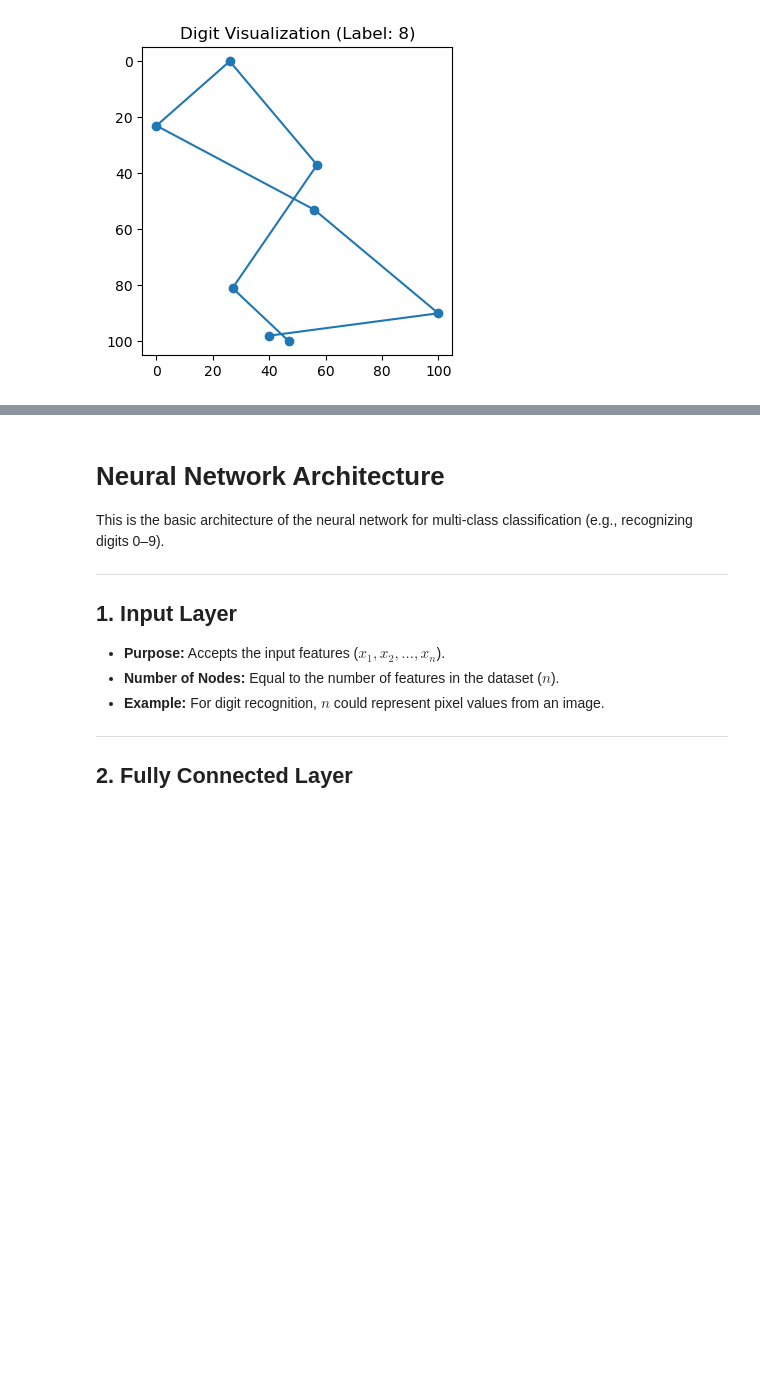
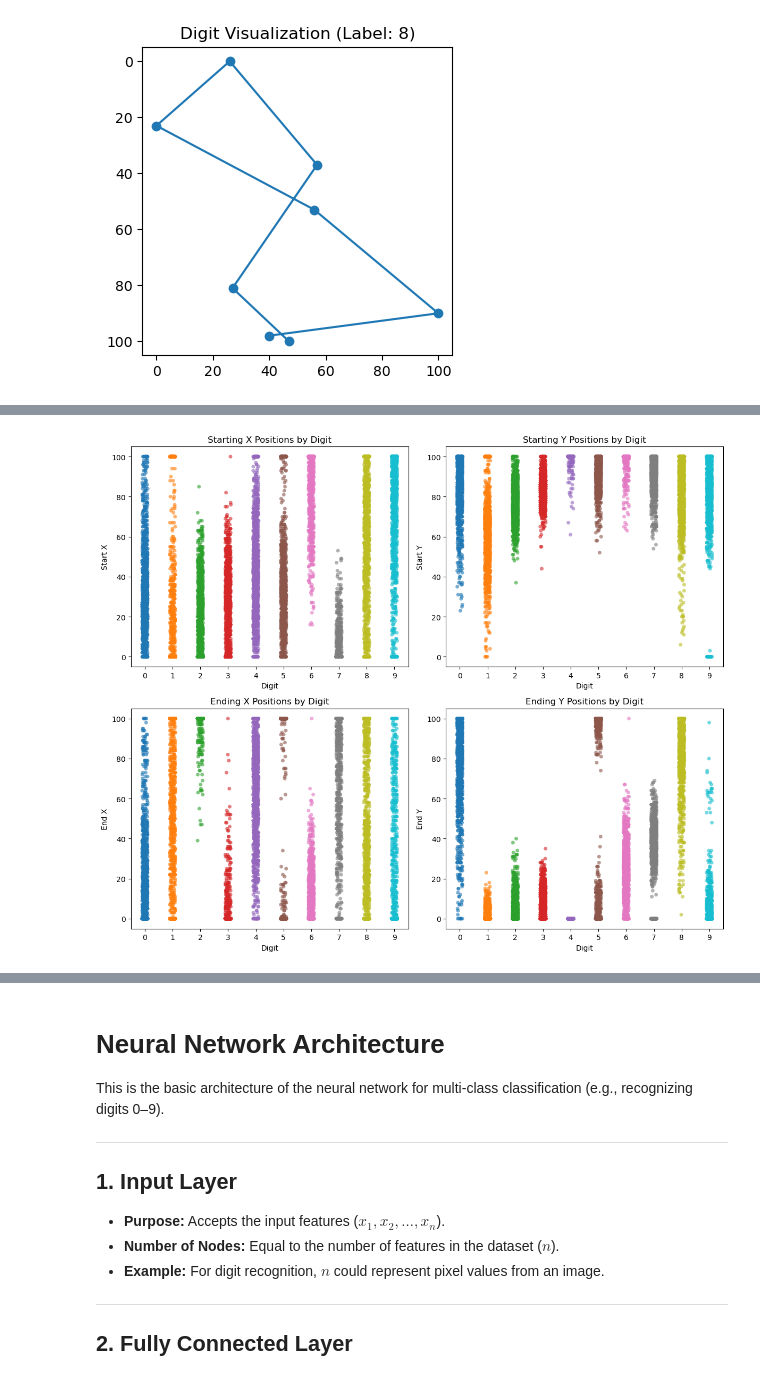
Before and after one commit to andrewhxd/PenDigitsNN, a Jupyter notebook: PenDigitsNN.ipynb, the cells around one changed output, grey strips where cells are left out. Drawn from its saved outputs; the diff is of its cells as text; code cells hidden in the pictures; blank space fills up the shorter version.

```diff
--- a/PenDigitsNN.ipynb
+++ b/PenDigitsNN.ipynb
@@ -62,0 +223,93 @@ plt.show()
+# %%
+import pandas as pd
+import matplotlib.pyplot as plt
+import seaborn as sns
+
+# Load dataset
+url = "pendigits_txt.csv"
+df = pd.read_csv(url)
+
+# Display basic info
+display(df.head())
+display(df.info())
+display(df.describe())
+
+# Extract features and labels
+X = df.iloc[:, :-1]  # First 16 columns are coordinate pairs
+Y = df.iloc[:, -1]   # Last column is the digit label
+
+# Extract starting and ending points
+start_x, start_y = X.iloc[:, 0], X.iloc[:, 1]
+end_x, end_y = X.iloc[:, -2], X.iloc[:, -1]
+
+# Create a dataframe for analysis
+start_end_df = pd.DataFrame({
+    'Digit': Y,
+    'Start_X': start_x,
+    'Start_Y': start_y,
+    'End_X': end_x,
+    'End_Y': end_y
+})
+
+# Plot dot plots
+fig, axes = plt.subplots(2, 2, figsize=(12, 10))
+
+# Dot plot for Starting X
+sns.stripplot(data=start_end_df, x='Digit', y='Start_X', ax=axes[0, 0], jitter=True, alpha=0.6, palette='tab10')
+axes[0, 0].set_title('Starting X Positions by Digit')
+axes[0, 0].set_ylabel('Start X')
+
+# Dot plot for Starting Y
+sns.stripplot(data=start_end_df, x='Digit', y='Start_Y', ax=axes[0, 1], jitter=True, alpha=0.6, palette='tab10')
+axes[0, 1].set_title('Starting Y Positions by Digit')
+axes[0, 1].set_ylabel('Start Y')
+
+# Dot plot for Ending X
+sns.stripplot(data=start_end_df, x='Digit', y='End_X', ax=axes[1, 0], jitter=True, alpha=0.6, palette='tab10')
+axes[1, 0].set_title('Ending X Positions by Digit')
+axes[1, 0].set_ylabel('End X')
+
+# Dot plot for Ending Y
+sns.stripplot(data=start_end_df, x='Digit', y='End_Y', ax=axes[1, 1], jitter=True, alpha=0.6, palette='tab10')
+axes[1, 1].set_title('Ending Y Positions by Digit')
+axes[1, 1].set_ylabel('End Y')
+
+plt.tight_layout()
+plt.show()
+
+# Analyze Quadrants for digits 9 and 2
+def get_quadrant(x, y):
+    if x > 50 and y > 50:
+        return 'Top Right'
+    elif x < 50 and y > 50:
+        return 'Top Left'
+    elif x < 50 and y < 50:
+        return 'Bottom Left'
+    else:
+        return 'Bottom Right'
+
+start_end_df['Start_Quadrant'] = start_end_df.apply(lambda row: get_quadrant(row['Start_X'], row['Start_Y']), axis=1)
+start_end_df['End_Quadrant'] = start_end_df.apply(lambda row: get_quadrant(row['End_X'], row['End_Y']), axis=1)
+
+# Count occurrences of each quadrant per digit
+quadrant_counts = start_end_df.groupby(['Digit', 'Start_Quadrant']).size().unstack().fillna(0)
+
+# Plot quadrant distribution
+quadrant_counts.plot(kind='bar', stacked=True, figsize=(12, 6), colormap='tab10')
+plt.title('Quadrant Distribution of Starting Points by Digit')
+plt.ylabel('Count')
+plt.xlabel('Digit')
+plt.legend(title='Quadrant')
+plt.show()
+
+# Count occurrences of each quadrant per digit for ending points
+quadrant_counts_end = start_end_df.groupby(['Digit', 'End_Quadrant']).size().unstack().fillna(0)
+
+# Plot quadrant distribution for ending points
+quadrant_counts_end.plot(kind='bar', stacked=True, figsize=(12, 6), colormap='tab10')
+plt.title('Quadrant Distribution of Ending Points by Digit')
+plt.ylabel('Count')
+plt.xlabel('Digit')
+plt.legend(title='End Quadrant', loc='upper right')
+plt.show()
+# %% [output]
@@ -62,0 +364 @@ plt.show()
+[figure, added]
```
Also changed, not shown: parts of 7 cells of this notebook, 4 other files.
